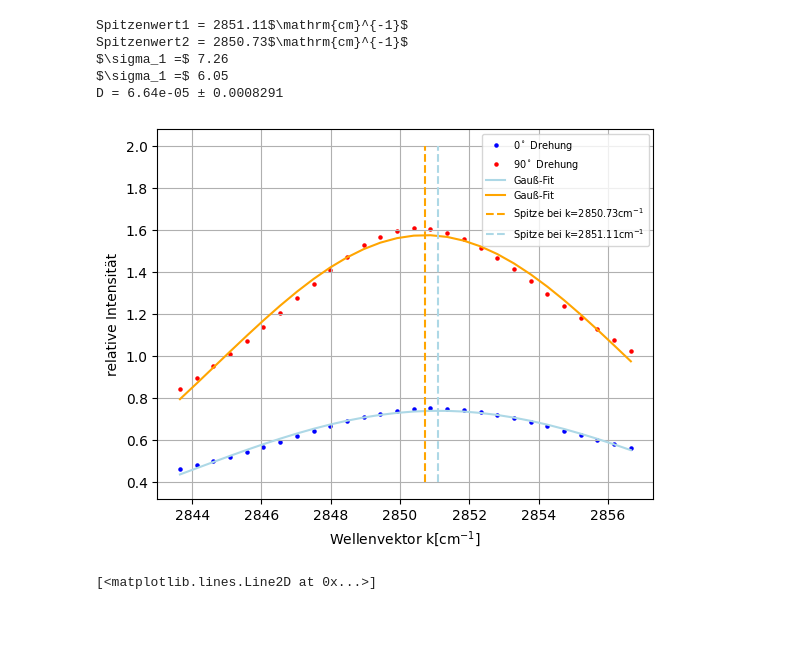
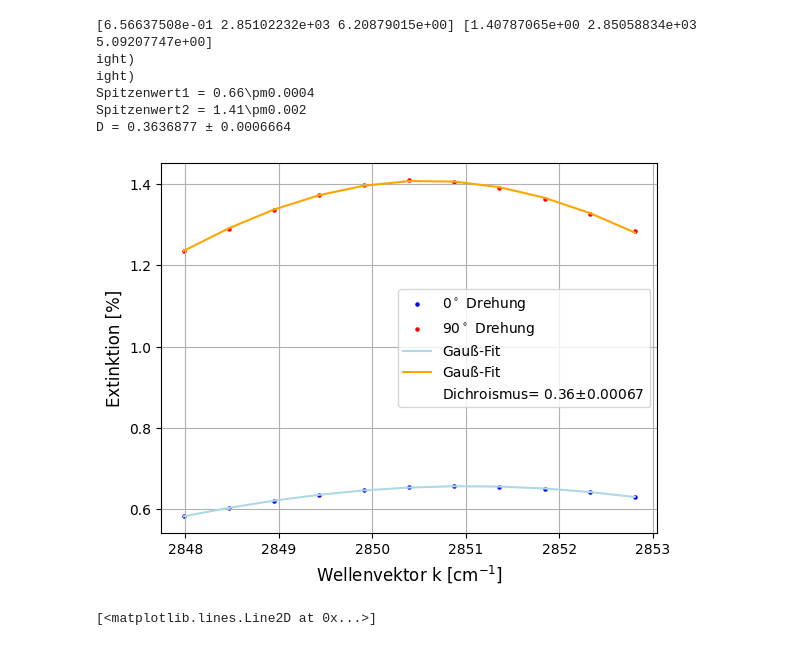
Before and after one commit to iLoveeMilkaa/M1-Lab, a Jupyter notebook: Aufgabe 2.ipynb, the cells around one changed output. Saved outputs shown, nothing was run; the diff lists cells and outputs as text; code cells hidden in the pictures.

```diff
--- a/Aufgabe 2.ipynb
+++ b/Aufgabe 2.ipynb
@@ -86,56 +101,70 @@ D = 3.68e-05 ± 0.0006956
 # %%
 #import dara
-x1 = np.asarray(std2_0degree_stretched2x[300:328,0])
-y1 = np.asarray(std2_0degree_stretched2x[300:328,1])
-x2 = np.asarray(stdd2_90degree_2xstretched[300:328,0])
-y2 = np.asarray(stdd2_90degree_2xstretched[300:328,1])
+x1 = np.asarray(std2_0degree_stretched2x[309:320,0])
+y1 = np.asarray(std2_0degree_stretched2x[309:320,1]/np.max(std2_0degree_stretched2x[:,1]))
+x2 = np.asarray(stdd2_90degree_2xstretched[309:320,0])
+y2 = np.asarray(stdd2_90degree_2xstretched[309:320,1]/np.max(std2_0degree_stretched2x[:,1]))
 
 #estimate values for the gaussian fit
 n= len(x1)
 mean = 2850
 sigma= sum(ydata*(xdata-mean)**2)/n
 
 #fit gaussian
 popt2,pcov2 = curve_fit(gaus,x1,y1,p0=[1,mean,sigma])
 popt3,pcov3 = curve_fit(gaus,x2,y2,p0=[1,mean,sigma])
 
 halfsigma2 = popt2[2]/2
 halfsigma3 = popt3[2]/2
 
+int3 = gaus(x1,*popt2)
+int4 = gaus(x2,*popt3)
+
+f3 = np.max(int3)
+f4 = np.max(int4)
+
+ypred3 = gaus(x1,*popt2)
+ypred4  =gaus(x2,*popt3)
+mse3 = np.mean((y1 - ypred3)**2)
+mse4 = np.mean((y2-ypred4)**2)
+rmse3 = np.sqrt(mse3)
+rmse4 = np.sqrt(mse4)
+
+#calculate dichroism and error
+D = (f4-f3)/(f4+f3)
+df = np.sqrt((rmse4*(2*f3/(f4+f3)**2))**2+(rmse3*-2*f4/(f4+f3)**2)**2)
 
 plt.scatter(x1, y1, s=5,c="blue",label= r"0$^\circ$ Drehung")
 plt.scatter(x2, y2, s=5,c="red",label= r"90$^\circ$ Drehung")
 
 plt.plot(x1, gaus(x1,*popt2), '-',c="lightblue",label='Gauß-Fit')
-plt.plot(x2, gaus(x1,*popt3), '-',c="orange",label='Gauß-Fit')
+plt.plot(x2, gaus(x2,*popt3), '-',c="orange",label='Gauß-Fit')
 
-plt.plot([popt3[1],popt3[1]],[0.4,2],"--",c="orange",label="Spitze bei k="+str(np.round(popt3[1],2))+r"$\mathrm{cm}^{-1}$")
-plt.plot([popt2[1],popt2[1]],[0.4,2],"--",c="lightblue",label="Spitze bei k="+str(np.round(popt2[1],2))+r"$\mathrm{cm}^{-1}$")
+#plt.plot([popt3[1],popt3[1]],[0.4,2],"--",c="orange",label="Spitze bei y="+str(np.round(f3,2)))
+#plt.plot([popt2[1],popt2[1]],[0.4,2],"--",c="lightblue",label="Spitze bei y="+str(np.round(f4,2)))
+plt.plot(x1,y1,linestyle = "", label = "Dichroismus= "+str(round(D,sigfigs=2))+r"$\pm$"+str(round(df,sigfigs=2)))
 
 
 plt.grid(True)
-plt.xlabel(r"Wellenvektor k$ [\mathrm{cm}^{-1}]$")
-plt.ylabel("relative Intensität")
-plt.legend(loc = 1, prop={'size': 7})
-plt.savefig("plots/dichronstretched.pdf")
+plt.xlabel(r"Wellenvektor k $[\mathrm{cm}^{-1}]$",fontsize=12)
+plt.ylabel("Extinktion [%]",fontsize=12)
+plt.legend(loc = 0)
+plt.savefig("newplots/dichronstretched.pdf")
 
-#calculate dichroism and error
-D = (popt2[1]-popt3[1])/(popt3[1]+popt2[1])
-df = np.sqrt((halfsigma2*((2*popt3[1])/((popt2[1]+popt3[1])**2)))**2+(halfsigma3*-((2*popt2[1])/((popt2[1]+popt3[1])**2)))**2)
-
-
-print("Spitzenwert1 = "+str(np.round(popt2[1],2))+r"$\mathrm{cm}^{-1}$")
-print("Spitzenwert2 = "+str(np.round(popt3[1],2))+r"$\mathrm{cm}^{-1}$")
-print(r"$\sigma_1 =$",str(np.round(np.fabs(popt2[2]),2)))
-print(r"$\sigma_1 =$",str(np.round(np.fabs(popt3[2]),2)))
+print(popt2,popt3)
+print(str(np.round(popt2[0],2))+"\cdot\exp\left(-\\frac{"+"(x-"+str(np.round(popt2[1],2))+")^2}{(2\cdot"+str(np.round(popt2[2],2))+")^2}\right)")
+print(str(np.round(popt3[0],2))+"\cdot\exp\left(-\\frac{"+"(x-"+str(np.round(popt3[1],2))+")^2}{(2\cdot"+str(np.round(popt3[2],2))+")^2}\right)")
+print("Spitzenwert1 = "+str(np.round(f3,2))+"\pm"+str(np.round(rmse3,4)))
+print("Spitzenwert2 = "+str(np.round(f4,2))+"\pm"+str(np.round(rmse4,4)))
 print("D = "+str(np.round(D,7))+r" ± "+str(np.round(df,7)))
 # %% [output]
-Spitzenwert1 = 2851.11$\mathrm{cm}^{-1}$
-Spitzenwert2 = 2850.73$\mathrm{cm}^{-1}$
-$\sigma_1 =$ 7.26
-$\sigma_1 =$ 6.05
-D = 6.64e-05 ± 0.0008291
+[6.56637508e-01 2.85102232e+03 6.20879015e+00] [1.40787065e+00 2.85058834e+03 5.09207747e+00]
+ight)
+ight)
+Spitzenwert1 = 0.66\pm0.0004
+Spitzenwert2 = 1.41\pm0.002
+D = 0.3636877 ± 0.0006664
-[figure, old version]
+[figure, new version]
 # %%
 #This block is used to find the right indices of the array cause index /= wave-vector
 #plt.axis([300,330,0,3])
```
Also changed, not shown: parts of 3 cells of this notebook, 27 other files.
